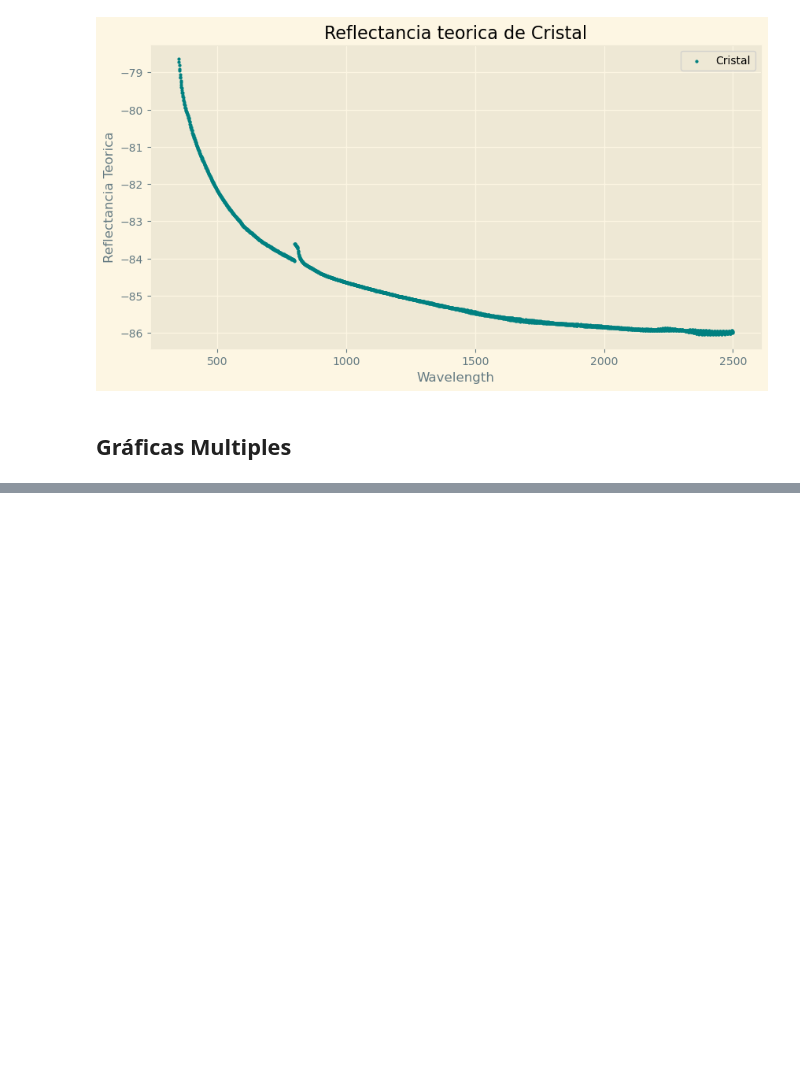
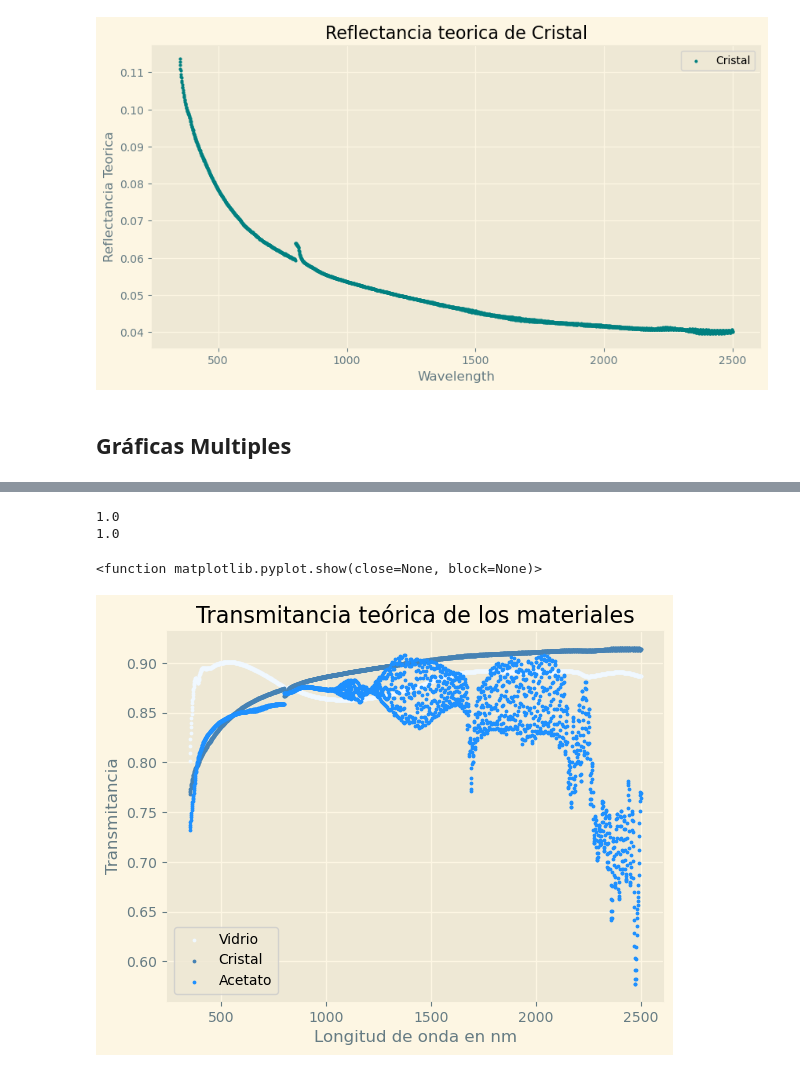
Before and after one commit to AlejoProjects/tecnicas, a Jupyter notebook: BandGapInitial.ipynb, the cells around one changed output, grey strips where cells are left out. Drawn from its saved outputs; the diff is of its cells as text; code cells hidden in the pictures; blank space fills up the shorter version.

```diff
--- a/BandGapInitial.ipynb
+++ b/BandGapInitial.ipynb
@@ -267,0 +304,19 @@ cristal.multiple_graph_absT(r_teorica_cristal)
+# %%
+shouldBeOne = np.abs(np.power(np.e,0.5*vidrio.absorbancia*vidrio.l)*np.sqrt(vidrio.transmitancia)) + r_teorica_vidrio
+print(np.min(shouldBeOne))
+print(np.max(shouldBeOne))
+# %% [output]
+1.0
+1.0
+# %%
+plt.scatter(vidrio.wavelength,vidrio.transmitancia,s=3,label=vidrio.name,color="aliceblue")
+plt.scatter(vidrio.wavelength,cristal.transmitancia,s=3,label=cristal.name,color="steelblue")
+plt.scatter(vidrio.wavelength,acetato.transmitancia,s=3,label=acetato.name,color="dodgerblue")
+plt.xlabel("Longitud de onda en nm")
+plt.ylabel("Transmitancia")
+plt.title("Transmitancia teórica de los materiales")
+plt.legend()
+plt.show
+# %% [output]
+<function matplotlib.pyplot.show(close=None, block=None)>
+[figure, added]
```
Also changed, not shown: parts of 17 cells of this notebook, 1 other file.
